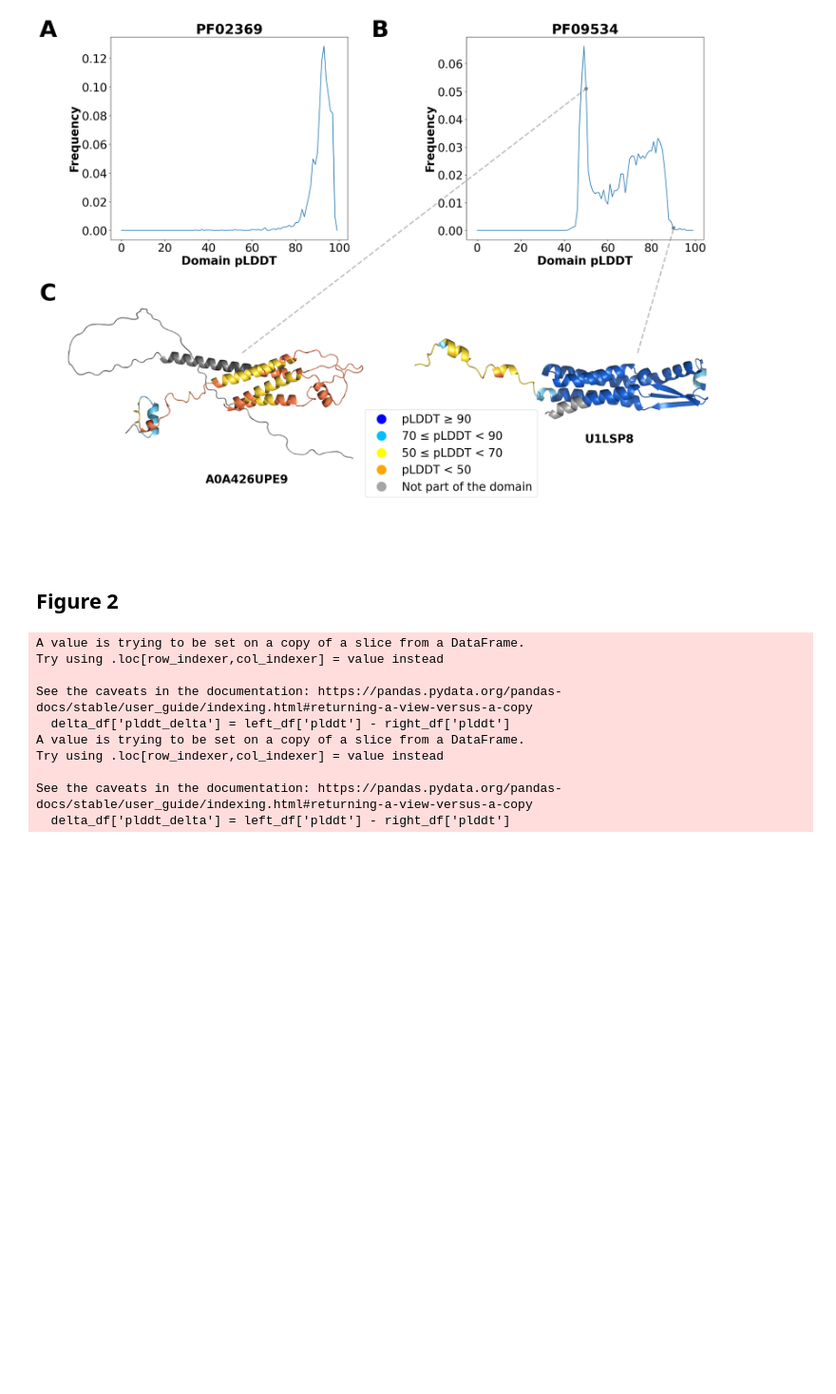
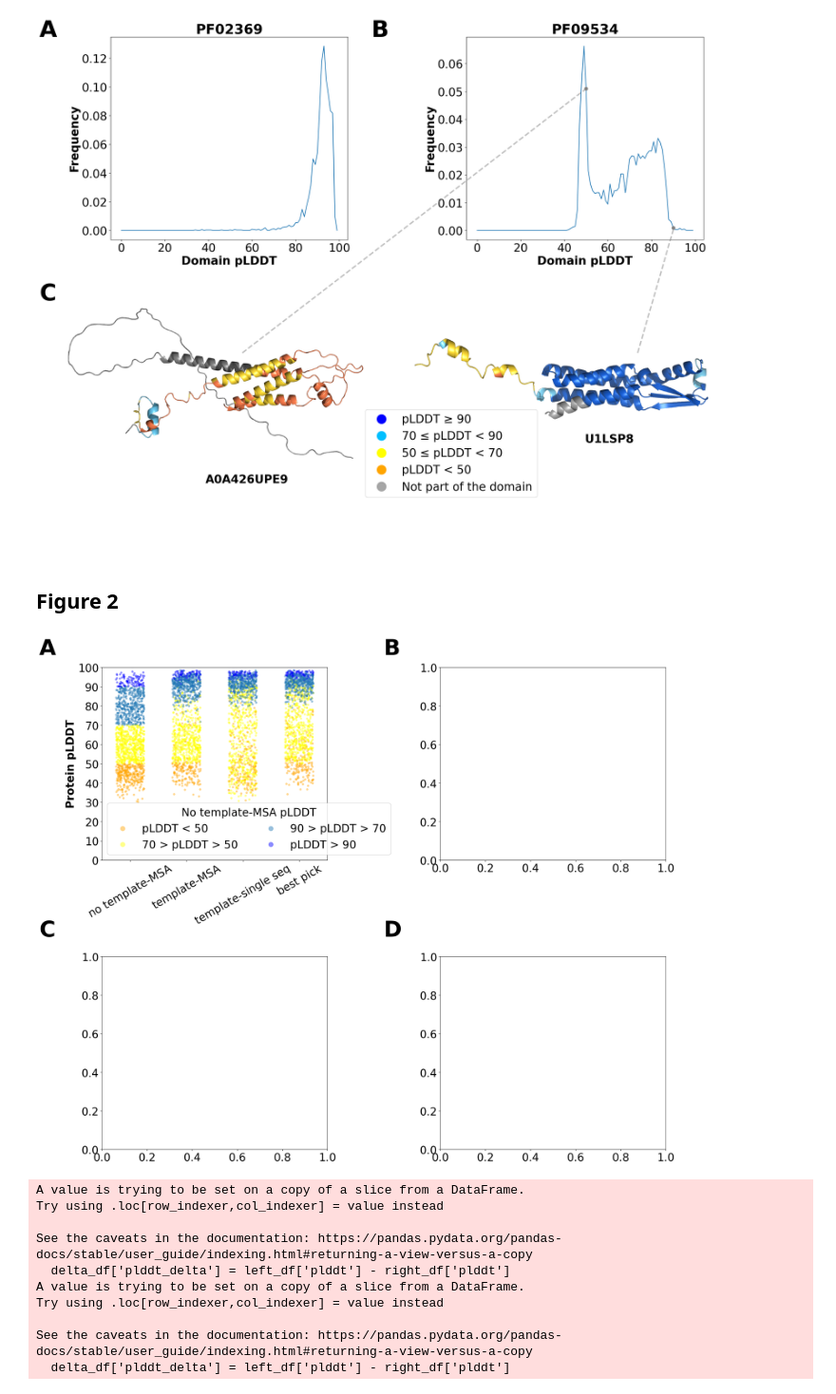
Before and after one commit to FranceCosta/AF2Fix, a Jupyter notebook: generate_figures.ipynb, the cells around one changed output. Shown at 95% size. Saved outputs shown, nothing was run; the diff lists cells and outputs as text; code cells hidden in the pictures; blank space fills up the shorter version.

```diff
--- a/generate_figures.ipynb
+++ b/generate_figures.ipynb
@@ -23,12 +23,12 @@ from Bio import BiopythonParserWarning
 warnings.simplefilter('ignore', BiopythonParserWarning)
 
 CONDITIONS = ['no_template', 'template_single_seq', 'template_MSA']
-#RESULT_DIR = 'output'
-RESULT_DIR = 'raw_data/30-08-2023_FixDomainsWithAF_v3/output/'
+RESULT_DIR = 'output'
+#RESULT_DIR = 'raw_data/30-08-2023_FixDomainsWithAF_v3/output/'
 CACHE_DIR = 'tmp'
 FIGURES_DIR = 'figures'
-DATA_DIR = 'raw_data/30-08-2023_FixDomainsWithAF_v3/data/'
-#DATA_DIR = 'data'
+#DATA_DIR = 'raw_data/30-08-2023_FixDomainsWithAF_v3/data/'
+DATA_DIR = 'data'
 PROT1 = "A0A426UPE9"
 PROT2 = "U1LSP8"
 DOMAIN1 = "PF02369"
@@ -439,6 +438,45 @@ if os.path.isfile(os.path.join(CACHE_DIR, 'similarity.csv')) == False:
     id_df.to_csv(os.path.join(CACHE_DIR, 'similarity.csv'), index = False)
 else:
     id_df = pd.read_csv(os.path.join(CACHE_DIR, 'similarity.csv'))
+# %%
+fig, ax = plt.subplots(2,2, figsize=[20,20])
+plt.subplots_adjust(hspace=.5,
+                    wspace=.5,
+                    left=0,
+                    right=.9)
+fig.text(-0.1,.9, "A", weight="bold", fontsize=ANNOT_FONT_SIZE)
+fig.text(.45,0.9, "B", weight="bold", fontsize=ANNOT_FONT_SIZE)
+fig.text(-0.1,0.45, "C", weight="bold", fontsize=ANNOT_FONT_SIZE)
+fig.text(0.45,0.45, "D", weight="bold", fontsize=ANNOT_FONT_SIZE)
+
+#1
+plot_df = AF2_df[['uniprot_acc', 'condition', 'plddt', 'plddt_class']].drop_duplicates()
+plot_df = plot_df[plot_df.condition.isin(['no_template', 'template_MSA', 'template_single_seq',
+                                          'best_pick_structure_plddt'])]
+
+plot_df.condition = plot_df.condition.replace({'no_template': 'no template-MSA', 'template_MSA': 'template-MSA',
+        'template_single_seq': 'template-single seq', 'best_pick_structure_plddt': 'best pick'})
+
+plot_df['condition'] = plot_df['condition'].astype('category')
+plot_df['condition'] = plot_df['condition'].cat.set_categories(
+    ['no template-MSA', 'template-MSA', 'template-single seq', 'best pick'])
+
+
+g = sns.stripplot(data=plot_df, y='plddt', x='condition', hue='plddt_class', color='black', alpha=.45,
+                  jitter=.25, hue_order=['Very low', 'Low', 'Confident', 'Very high'],
+                  palette={'Very low': 'orange', 'Low': 'yellow', 'Confident':'C0', 'Very high': 'blue'}, legend=False,
+                  dodge=False, ax=ax[0,0])
+g.set_xticklabels(ax[0,0].get_xticklabels(),rotation=30)
+
+ax[0,0].set_ylabel('Protein pLDDT')
+ax[0,0].set_xlabel('')
+ax[0,0].set_yticks([i for i in range(0, 110, 10)])
+ax[0,0].set_ylim([0, 100])
+
+ms = 10
+x
+# %% [output]
+[figure, added]
 # %%
 fig, ax = plt.subplots(2,2, figsize=[20,20])
 plt.subplots_adjust(hspace=.5,
```
Also changed, not shown: parts of 1 cell of this notebook.
